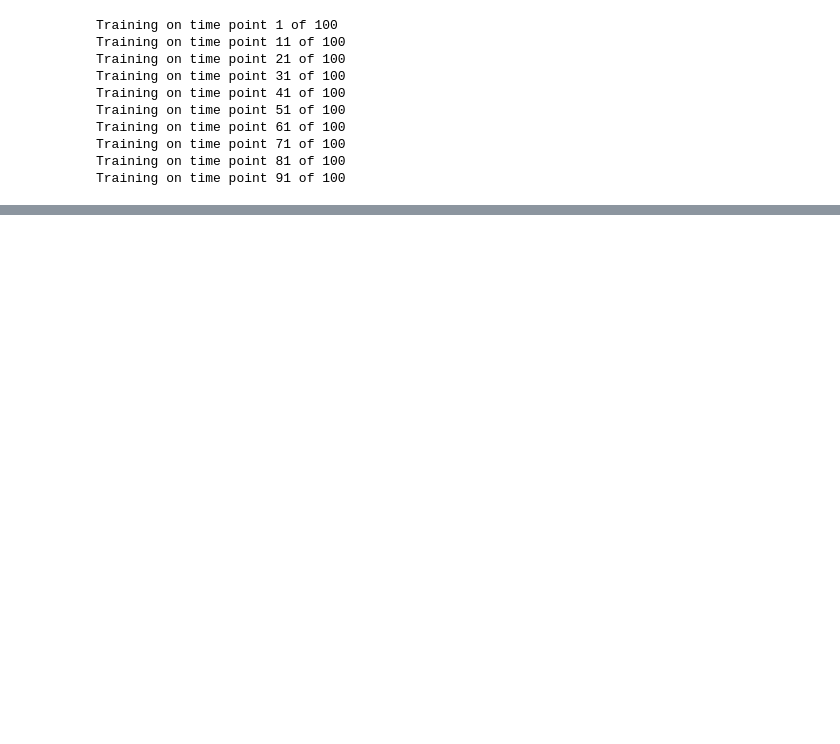
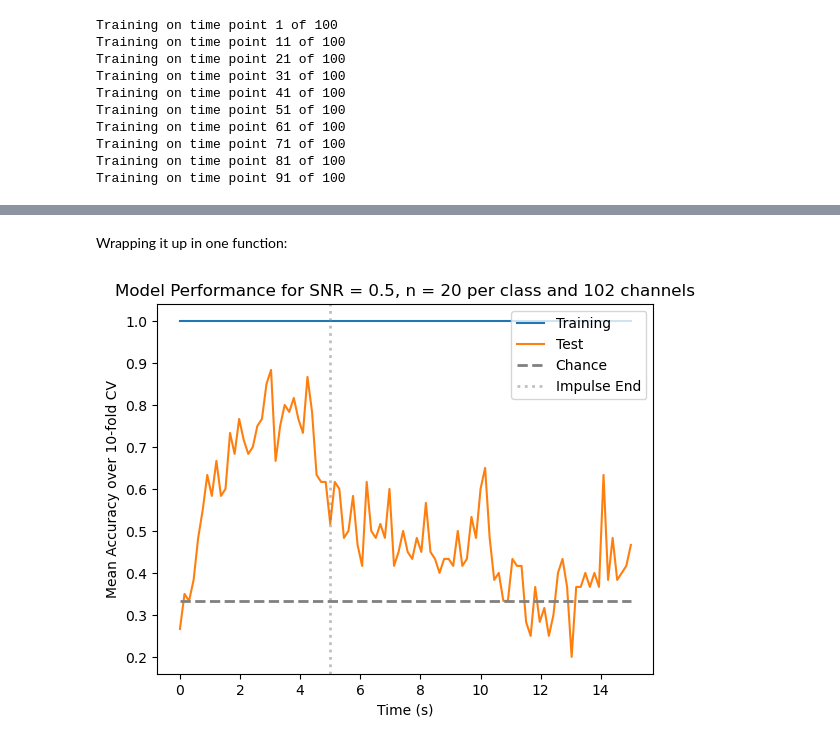
Before and after one commit to adkipnis/compositional-inference-experiment, a Jupyter notebook: simulation-test/spell-decoder.ipynb, the cells around one changed output, grey strips where cells are left out. Cells and saved outputs as stored; diff of their text form; code cells hidden in the pictures; blank space fills up the shorter version.

```diff
--- a/simulation-test/spell-decoder.ipynb
+++ b/simulation-test/spell-decoder.ipynb
@@ -164,0 +173,29 @@ plt.legend(["Training", "Test", "Chance"], loc='upper right')
+# %% [markdown]
+Wrapping it up in one function:
+# %%
+def testDecoder(mnc:LogisticRegression, kf:KFold, nObs:int=20, snr:float=.5, Hz:int=20, nSeconds:int=5, nChan:int=102, pMax:int=5):
+    nSamples = nSeconds * Hz
+    _, irf = scipy.signal.impulse(([1.0], [1.0, 2.0, 2.0]), N=nSamples)
+    var = pMax / snr
+
+    # generate noise covariance and VAR coefficient matrices
+    sigma = genNoiseCovariance(nChan, var, var/2)
+    As = [genPDMat(nChan) for _ in range(nSpells)]
+
+    # generate true patterns
+    mus = [np.random.randint(low=-pMax, high=pMax, size=nChan) for _ in range(nSpells)]
+
+    # generate data
+    X_0 = [genVAR(nChan, nSamples, mus[0], sigma, As[0], irf) for _ in range(nObs)]
+    X_1 = [genVAR(nChan, nSamples, mus[1], sigma, As[1], irf) for _ in range(nObs)]
+    X_2 = [genVAR(nChan, nSamples, mus[2], sigma, As[2], irf) for _ in range(nObs)]
+    X = np.array(X_0 + X_1 + X_2)
+    y = np.array(["0"] * nObs + ["1"] * nObs + ["2"] * nObs)
+
+    # fit model
+    train_scores, test_scores = kfoldCV(X, y, clone(mnc), kf)
+    plotAccuracy(plt, train_scores, test_scores, nSamples, nSeconds, snr, nObs, nChan)
+# %%
+testDecoder(mnc, kf, nObs=20, snr=.5)
+# %% [output]
+[figure, added]
```
Also changed, not shown: parts of 11 cells of this notebook.
